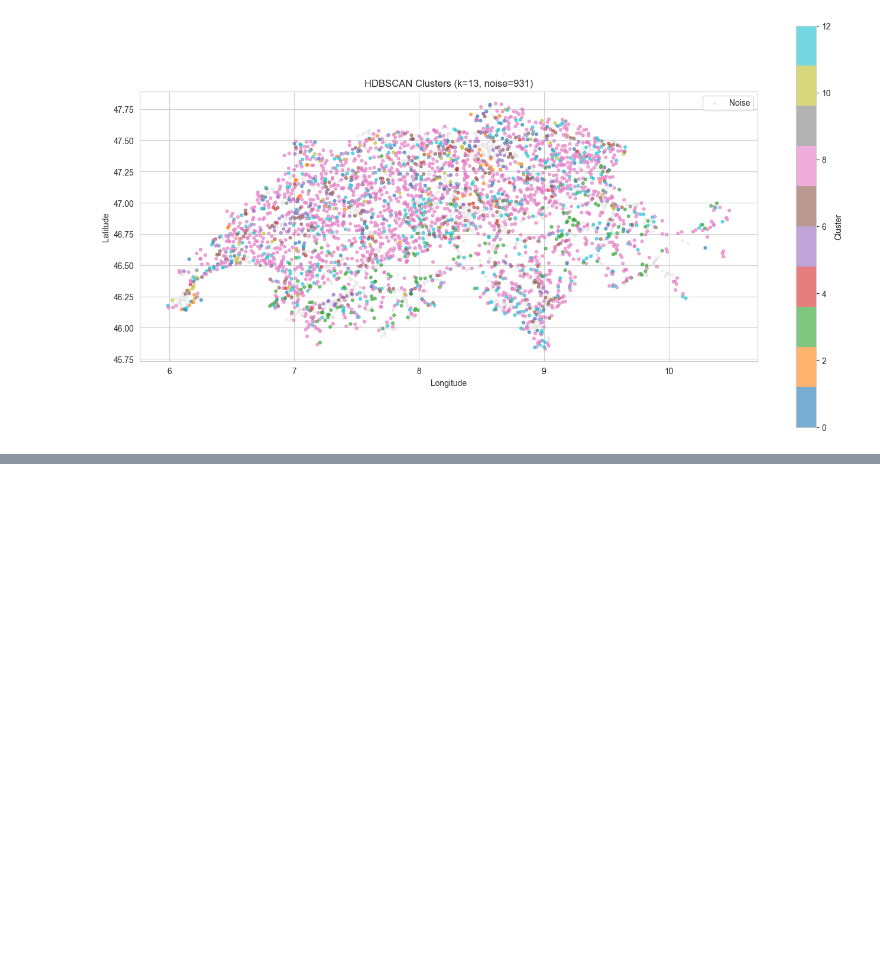
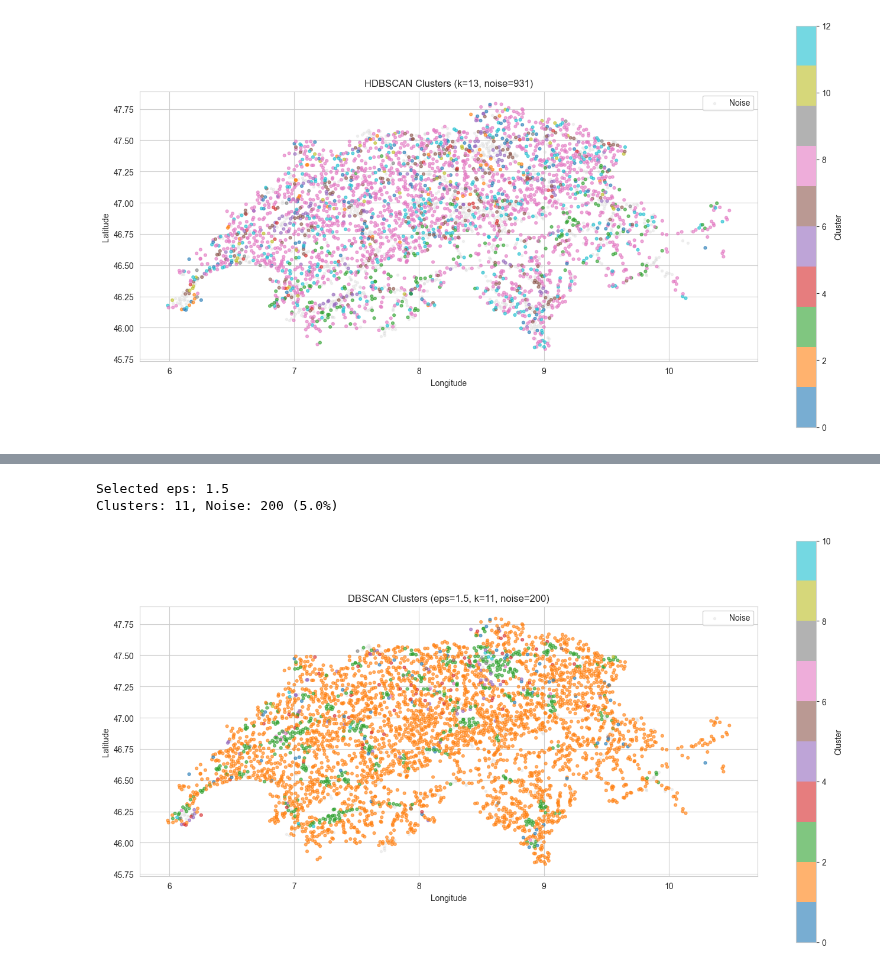
Before and after one commit to maybebool/swiss-airspace-obstacle-profiling, a Jupyter notebook: notebooks/Cluster_Evaluation.ipynb, the cells around one changed output, grey strips where cells are left out. Drawn from its saved outputs; the diff is of its cells as text; code cells hidden in the pictures; blank space fills up the shorter version.

```diff
--- a/notebooks/Cluster_Evaluation.ipynb
+++ b/notebooks/Cluster_Evaluation.ipynb
@@ -132,0 +245,39 @@ plt.show()
+# %%
+# Select best eps — adjust based on results above
+valid = results_db_df[results_db_df['silhouette'] > 0]
+if len(valid) > 0:
+    BEST_EPS = valid.loc[valid['silhouette'].idxmax(), 'eps']
+else:
+    BEST_EPS = 1.5
+
+print(f"Selected eps: {BEST_EPS}")
+
+db_best = DBSCAN(eps=BEST_EPS, min_samples=5)
+grid['cluster_dbscan'] = db_best.fit_predict(X_scaled)
+
+n_clusters_db = len(set(grid['cluster_dbscan'])) - (1 if -1 in grid['cluster_dbscan'].values else 0)
+n_noise_db = (grid['cluster_dbscan'] == -1).sum()
+print(f"Clusters: {n_clusters_db}, Noise: {n_noise_db} ({n_noise_db/len(grid)*100:.1f}%)")
+# %% [output]
+Selected eps: 1.5
+Clusters: 11, Noise: 200 (5.0%)
+# %%
+fig, ax = plt.subplots(figsize=(14, 10))
+
+noise = grid[grid['cluster_dbscan'] == -1]
+clustered = grid[grid['cluster_dbscan'] != -1]
+
+ax.scatter(noise['longitude'], noise['latitude'], c='lightgray', s=8, alpha=0.3, label='Noise')
+scatter = ax.scatter(clustered['longitude'], clustered['latitude'],
+                     c=clustered['cluster_dbscan'], cmap='tab10', s=12, alpha=0.6)
+
+ax.set_xlabel('Longitude')
+ax.set_ylabel('Latitude')
+ax.set_title(f'DBSCAN Clusters (eps={BEST_EPS}, k={n_clusters_db}, noise={n_noise_db})')
+ax.set_aspect('equal')
+ax.legend()
+plt.colorbar(scatter, ax=ax, label='Cluster', shrink=0.7)
+plt.tight_layout()
+plt.show()
+# %% [output]
+[figure, added]
```
Also changed, not shown: parts of 6 cells of this notebook.
